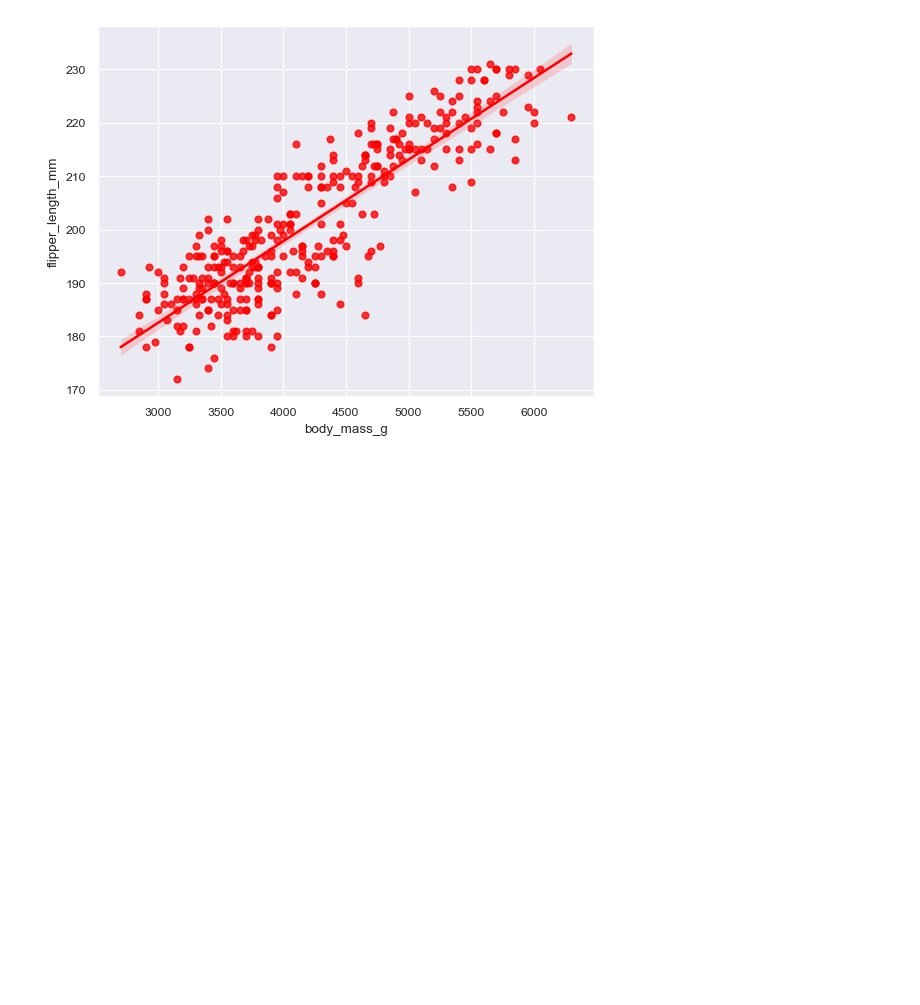
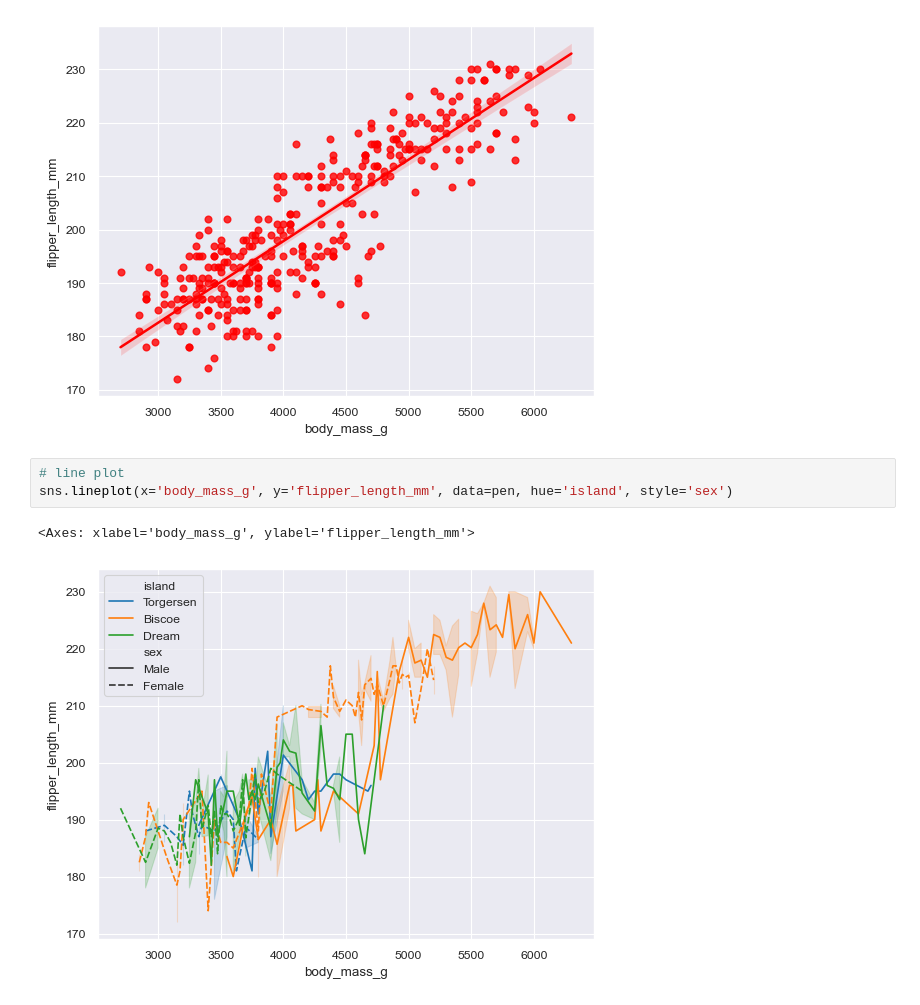
Before and after one commit to Juwel-771/Data-Road-Track, a Jupyter notebook: 03. Python Libraries/sen.ipynb, the cells around one changed output. Cells and saved outputs as stored; diff of their text form; blank space fills up the shorter version.

```diff
--- a/03. Python Libraries/sen.ipynb
+++ b/03. Python Libraries/sen.ipynb
@@ -92,3 +92,9 @@ sns.regplot(x='body_mass_g', y='flipper_length_mm', data=pen, color='red')
 # %% [output]
 <Axes: xlabel='body_mass_g', ylabel='flipper_length_mm'>
 [figure]
+# %%
+# line plot
+sns.lineplot(x='body_mass_g', y='flipper_length_mm', data=pen, hue='island', style='sex')
+# %% [output]
+<Axes: xlabel='body_mass_g', ylabel='flipper_length_mm'>
+[figure, added]
```
Also changed, not shown: parts of 2 cells of this notebook.
